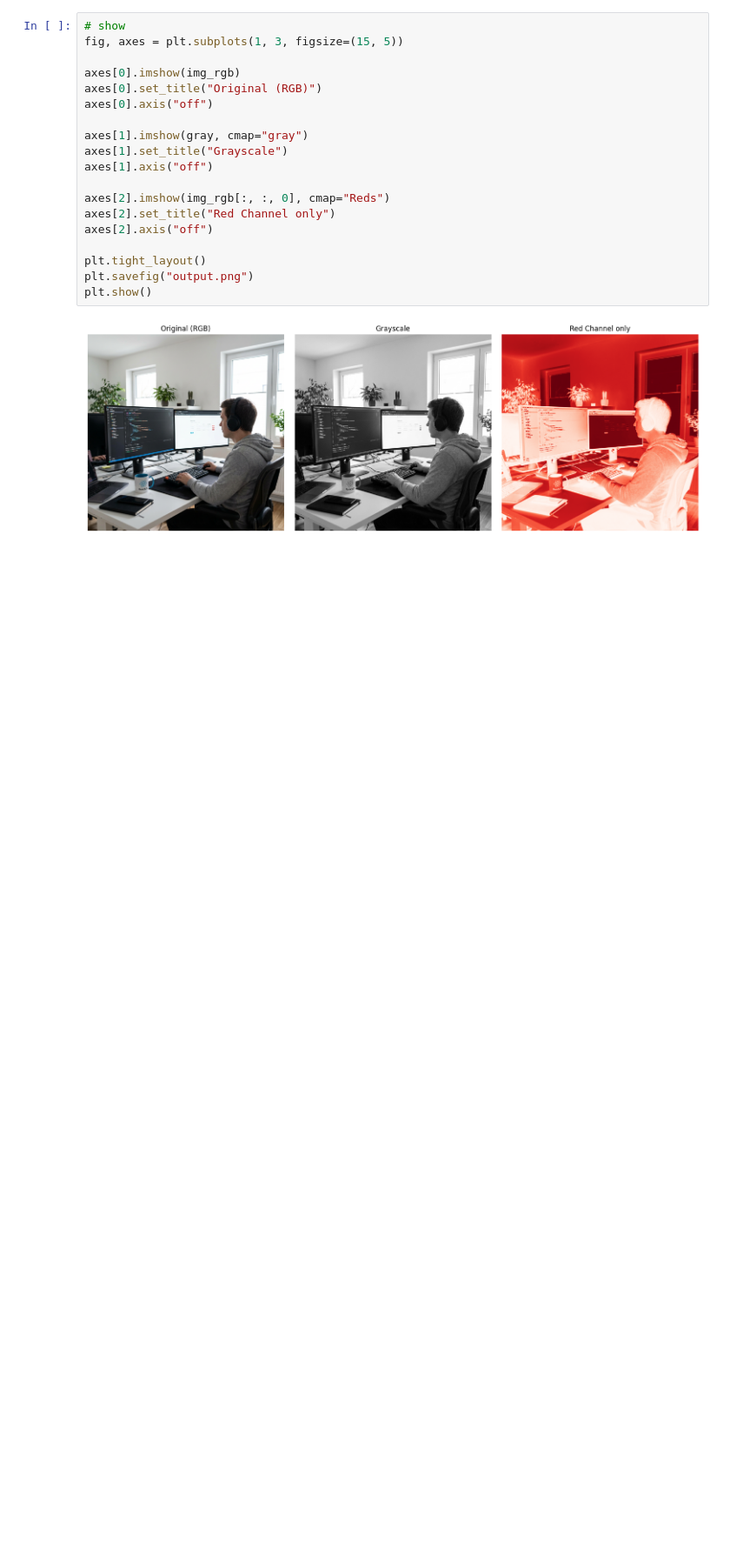
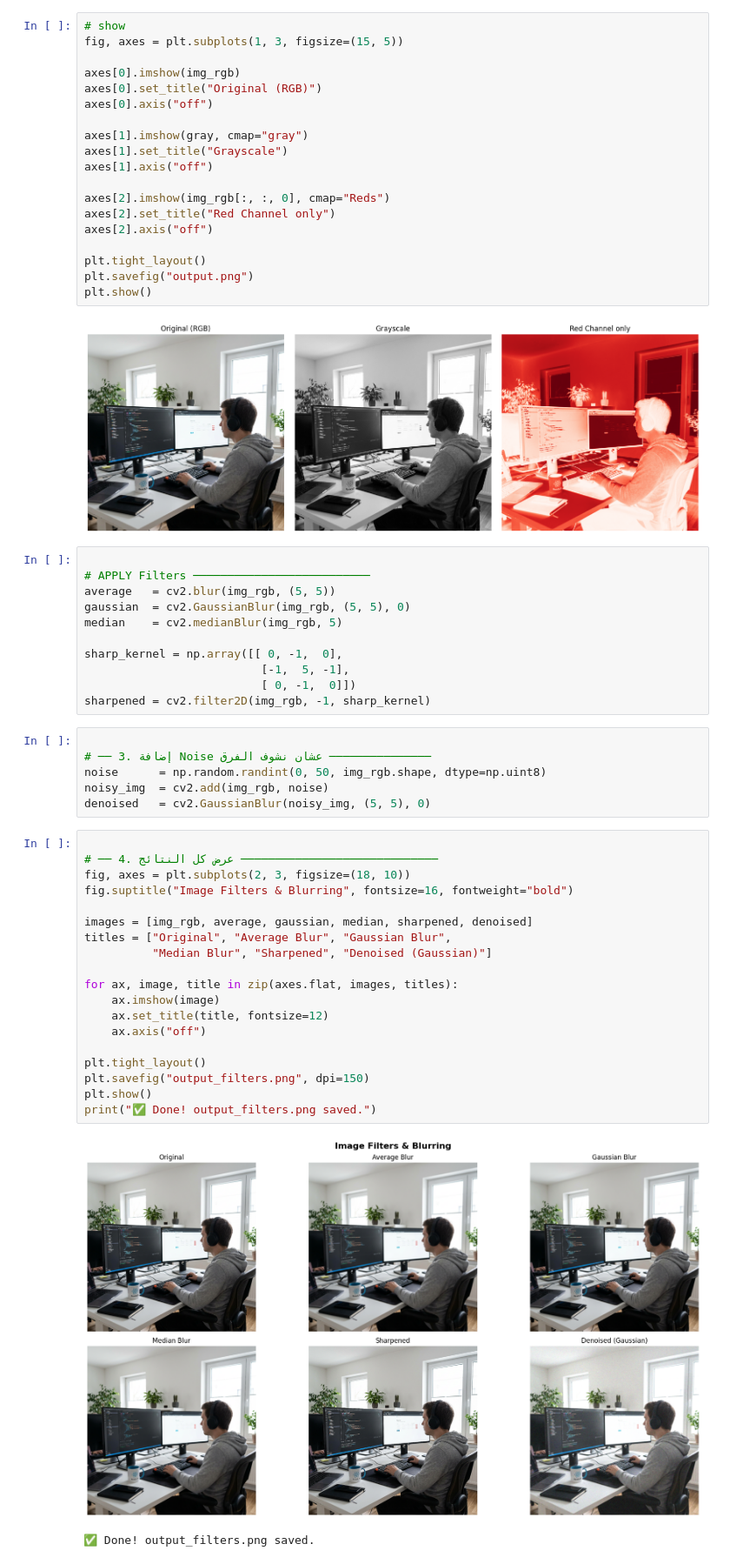
Before and after one commit to MohamedAmr23/Image-Explorer, a Jupyter notebook: Image_Explorer.ipynb, the cells around one changed output. Shown at 87% size. Drawn from its saved outputs; the diff is of its cells as text; blank space fills up the shorter version.

```diff
--- a/Image_Explorer.ipynb
+++ b/Image_Explorer.ipynb
@@ -42,3 +42,42 @@ plt.savefig("output.png")
 plt.show()
 # %% [output]
 [figure]
+# %%
+
+# APPLY Filters ──────────────────────────
+average   = cv2.blur(img_rgb, (5, 5))
+gaussian  = cv2.GaussianBlur(img_rgb, (5, 5), 0)
+median    = cv2.medianBlur(img_rgb, 5)
+
+sharp_kernel = np.array([[ 0, -1,  0],
+                          [-1,  5, -1],
+                          [ 0, -1,  0]])
+sharpened = cv2.filter2D(img_rgb, -1, sharp_kernel)
+# %%
+
+# ── 3. إضافة Noise عشان نشوف الفرق ───────────────
+noise      = np.random.randint(0, 50, img_rgb.shape, dtype=np.uint8)
+noisy_img  = cv2.add(img_rgb, noise)
+denoised   = cv2.GaussianBlur(noisy_img, (5, 5), 0)
+# %%
+
+# ── 4. عرض كل النتائج ─────────────────────────────
+fig, axes = plt.subplots(2, 3, figsize=(18, 10))
+fig.suptitle("Image Filters & Blurring", fontsize=16, fontweight="bold")
+
+images = [img_rgb, average, gaussian, median, sharpened, denoised]
+titles = ["Original", "Average Blur", "Gaussian Blur",
+          "Median Blur", "Sharpened", "Denoised (Gaussian)"]
+
+for ax, image, title in zip(axes.flat, images, titles):
+    ax.imshow(image)
+    ax.set_title(title, fontsize=12)
+    ax.axis("off")
+
+plt.tight_layout()
+plt.savefig("output_filters.png", dpi=150)
+plt.show()
+print("✅ Done! output_filters.png saved.")
+# %% [output]
+[figure, added]
+✅ Done! output_filters.png saved.
```
